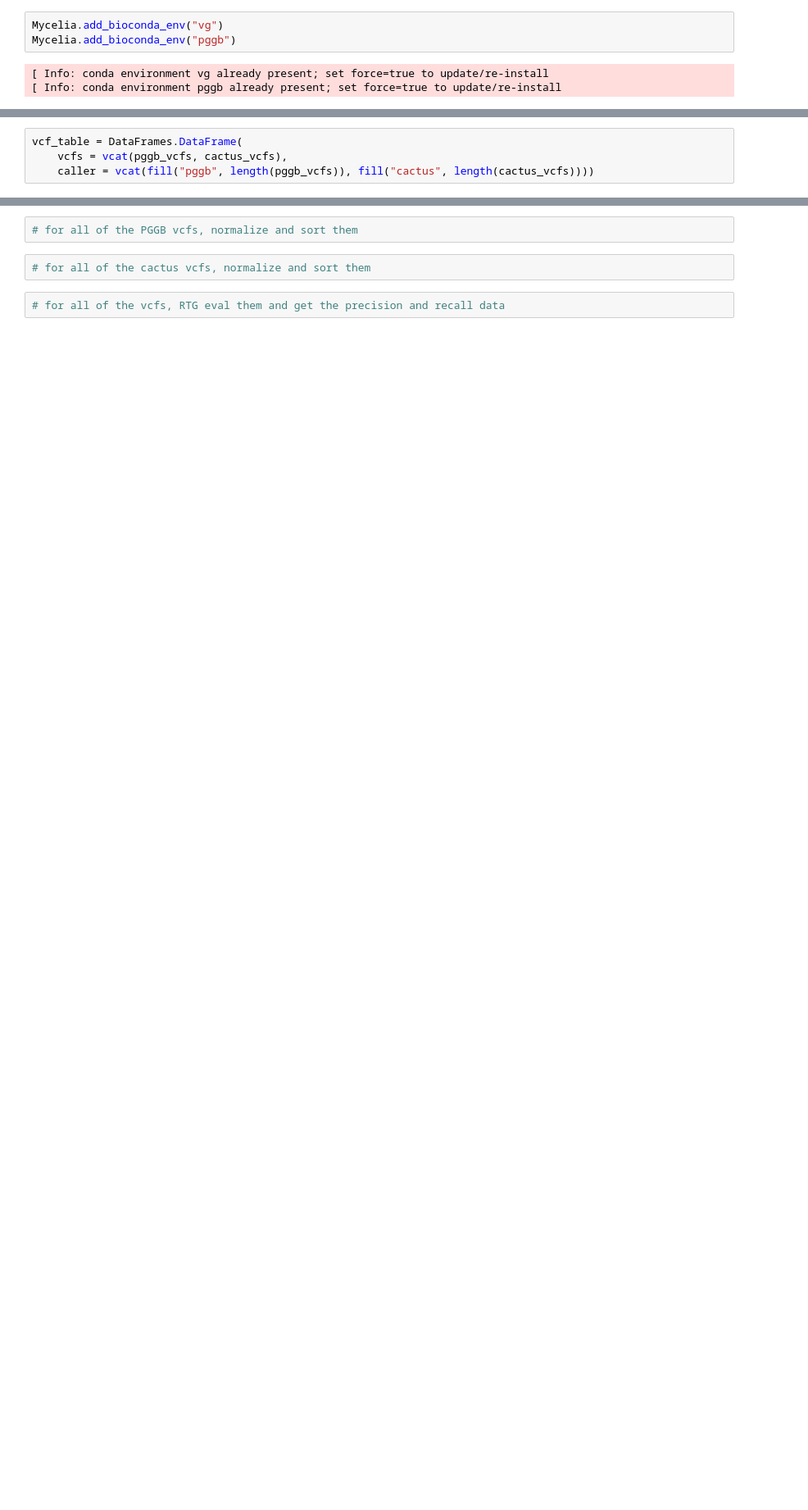
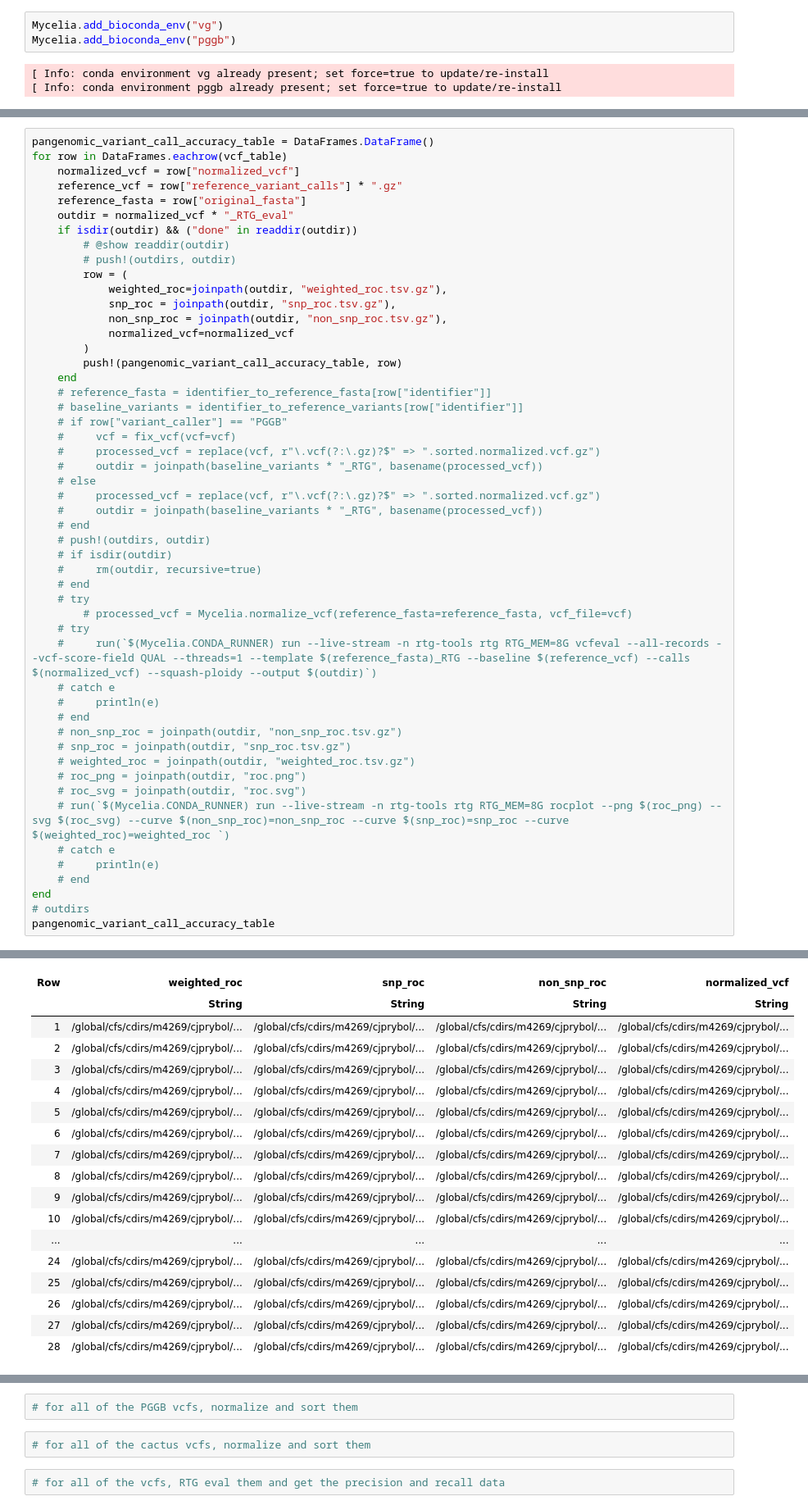
Before and after one commit to cjprybol/Mycelia, a Jupyter notebook: projects/variant-calling-benchmarking/notebooks/20240504.assembly-qc.ipynb, the cells around one changed output, grey strips where cells are left out. Shown at 82% size. Drawn from its saved outputs; the diff is of its cells as text; blank space fills up the shorter version.

```diff
--- a/projects/variant-calling-benchmarking/notebooks/20240504.assembly-qc.ipynb
+++ b/projects/variant-calling-benchmarking/notebooks/20240504.assembly-qc.ipynb
@@ -762,7 +780,3 @@ cactus_vcfs
  "/global/cfs/cdirs/m4269/cjprybo" ⋯ 223 bytes ⋯ "e/assembly.fasta-cactus.vcf.gz"
  "/global/cfs/cdirs/m4269/cjprybo" ⋯ 271 bytes ⋯ "ssembly_k607.fna-cactus.vcf.gz"
  "/global/cfs/cdirs/m4269/cjprybo" ⋯ 255 bytes ⋯ "assembly_k89.fna-cactus.vcf.gz"
-# %%
-vcf_table = DataFrames.DataFrame(
-    vcfs = vcat(pggb_vcfs, cactus_vcfs),
-    caller = vcat(fill("pggb", length(pggb_vcfs)), fill("cactus", length(cactus_vcfs))))
@@ -812,0 +841,52 @@ No documentation found.
+# %%
+pangenomic_variant_call_accuracy_table = DataFrames.DataFrame()
+for row in DataFrames.eachrow(vcf_table)
+    normalized_vcf = row["normalized_vcf"]
+    reference_vcf = row["reference_variant_calls"] * ".gz"
+    reference_fasta = row["original_fasta"]
+    outdir = normalized_vcf * "_RTG_eval"
+    if isdir(outdir) && ("done" in readdir(outdir))
+        # @show readdir(outdir)
+        # push!(outdirs, outdir)
+        row = (
+            weighted_roc=joinpath(outdir, "weighted_roc.tsv.gz"),
+            snp_roc = joinpath(outdir, "snp_roc.tsv.gz"),
+            non_snp_roc = joinpath(outdir, "non_snp_roc.tsv.gz"),
+            normalized_vcf=normalized_vcf
+        )
+        push!(pangenomic_variant_call_accuracy_table, row)
+    end
+    # reference_fasta = identifier_to_reference_fasta[row["identifier"]]
+    # baseline_variants = identifier_to_reference_variants[row["identifier"]]
+    # if row["variant_caller"] == "PGGB"
+    #     vcf = fix_vcf(vcf=vcf)
+    #     processed_vcf = replace(vcf, r"\.vcf(?:\.gz)?$" => ".sorted.normalized.vcf.gz")
+    #     outdir = joinpath(baseline_variants * "_RTG", basename(processed_vcf))
+    # else
+    #     processed_vcf = replace(vcf, r"\.vcf(?:\.gz)?$" => ".sorted.normalized.vcf.gz")
+    #     outdir = joinpath(baseline_variants * "_RTG", basename(processed_vcf))
+    # end
+    # push!(outdirs, outdir)
+    # if isdir(outdir)
+    #     rm(outdir, recursive=true)
+    # end
+    # try
+        # processed_vcf = Mycelia.normalize_vcf(reference_fasta=reference_fasta, vcf_file=vcf)
+    # try
+    #     run(`$(Mycelia.CONDA_RUNNER) run --live-stream -n rtg-tools rtg RTG_MEM=8G vcfeval --all-records --vcf-score-field QUAL --threads=1 --template $(reference_fasta)_RTG --baseline $(reference_vcf) --calls $(normalized_vcf) --squash-ploidy --output $(outdir)`)
+    # catch e
+    #     println(e)
+    # end
+    # non_snp_roc = joinpath(outdir, "non_snp_roc.tsv.gz")
+    # snp_roc = joinpath(outdir, "snp_roc.tsv.gz")
+    # weighted_roc = joinpath(outdir, "weighted_roc.tsv.gz")
+    # roc_png = joinpath(outdir, "roc.png")
+    # roc_svg = joinpath(outdir, "roc.svg")
+    # run(`$(Mycelia.CONDA_RUNNER) run --live-stream -n rtg-tools rtg RTG_MEM=8G rocplot --png $(roc_png) --svg $(roc_svg) --curve $(non_snp_roc)=non_snp_roc --curve $(snp_roc)=snp_roc --curve $(weighted_roc)=weighted_roc `)
+    # catch e
+    #     println(e)
+    # end
+end
+# outdirs
+pangenomic_variant_call_accuracy_table
+# %% [output]
@@ -812,0 +912,18 @@ No documentation found.
+| Row | weighted_roc | snp_roc | non_snp_roc | normalized_vcf |
+|  | String | String | String | String |
+| 1 | /global/cfs/cdirs/m4269/cjprybol/... | /global/cfs/cdirs/m4269/cjprybol/... | /global/cfs/cdirs/m4269/cjprybol/... | /global/cfs/cdirs/m4269/cjprybol/... |
+| 2 | /global/cfs/cdirs/m4269/cjprybol/... | /global/cfs/cdirs/m4269/cjprybol/... | /global/cfs/cdirs/m4269/cjprybol/... | /global/cfs/cdirs/m4269/cjprybol/... |
+| 3 | /global/cfs/cdirs/m4269/cjprybol/... | /global/cfs/cdirs/m4269/cjprybol/... | /global/cfs/cdirs/m4269/cjprybol/... | /global/cfs/cdirs/m4269/cjprybol/... |
+| 4 | /global/cfs/cdirs/m4269/cjprybol/... | /global/cfs/cdirs/m4269/cjprybol/... | /global/cfs/cdirs/m4269/cjprybol/... | /global/cfs/cdirs/m4269/cjprybol/... |
+| 5 | /global/cfs/cdirs/m4269/cjprybol/... | /global/cfs/cdirs/m4269/cjprybol/... | /global/cfs/cdirs/m4269/cjprybol/... | /global/cfs/cdirs/m4269/cjprybol/... |
+| 6 | /global/cfs/cdirs/m4269/cjprybol/... | /global/cfs/cdirs/m4269/cjprybol/... | /global/cfs/cdirs/m4269/cjprybol/... | /global/cfs/cdirs/m4269/cjprybol/... |
+| 7 | /global/cfs/cdirs/m4269/cjprybol/... | /global/cfs/cdirs/m4269/cjprybol/... | /global/cfs/cdirs/m4269/cjprybol/... | /global/cfs/cdirs/m4269/cjprybol/... |
+| 8 | /global/cfs/cdirs/m4269/cjprybol/... | /global/cfs/cdirs/m4269/cjprybol/... | /global/cfs/cdirs/m4269/cjprybol/... | /global/cfs/cdirs/m4269/cjprybol/... |
+| 9 | /global/cfs/cdirs/m4269/cjprybol/... | /global/cfs/cdirs/m4269/cjprybol/... | /global/cfs/cdirs/m4269/cjprybol/... | /global/cfs/cdirs/m4269/cjprybol/... |
+| 10 | /global/cfs/cdirs/m4269/cjprybol/... | /global/cfs/cdirs/m4269/cjprybol/... | /global/cfs/cdirs/m4269/cjprybol/... | /global/cfs/cdirs/m4269/cjprybol/... |
+| ... | ... | ... | ... | ... |
+| 24 | /global/cfs/cdirs/m4269/cjprybol/... | /global/cfs/cdirs/m4269/cjprybol/... | /global/cfs/cdirs/m4269/cjprybol/... | /global/cfs/cdirs/m4269/cjprybol/... |
+| 25 | /global/cfs/cdirs/m4269/cjprybol/... | /global/cfs/cdirs/m4269/cjprybol/... | /global/cfs/cdirs/m4269/cjprybol/... | /global/cfs/cdirs/m4269/cjprybol/... |
+| 26 | /global/cfs/cdirs/m4269/cjprybol/... | /global/cfs/cdirs/m4269/cjprybol/... | /global/cfs/cdirs/m4269/cjprybol/... | /global/cfs/cdirs/m4269/cjprybol/... |
+| 27 | /global/cfs/cdirs/m4269/cjprybol/... | /global/cfs/cdirs/m4269/cjprybol/... | /global/cfs/cdirs/m4269/cjprybol/... | /global/cfs/cdirs/m4269/cjprybol/... |
+| 28 | /global/cfs/cdirs/m4269/cjprybol/... | /global/cfs/cdirs/m4269/cjprybol/... | /global/cfs/cdirs/m4269/cjprybol/... | /global/cfs/cdirs/m4269/cjprybol/... |
```
Also changed, not shown: parts of 13 cells of this notebook, 1 other file.
